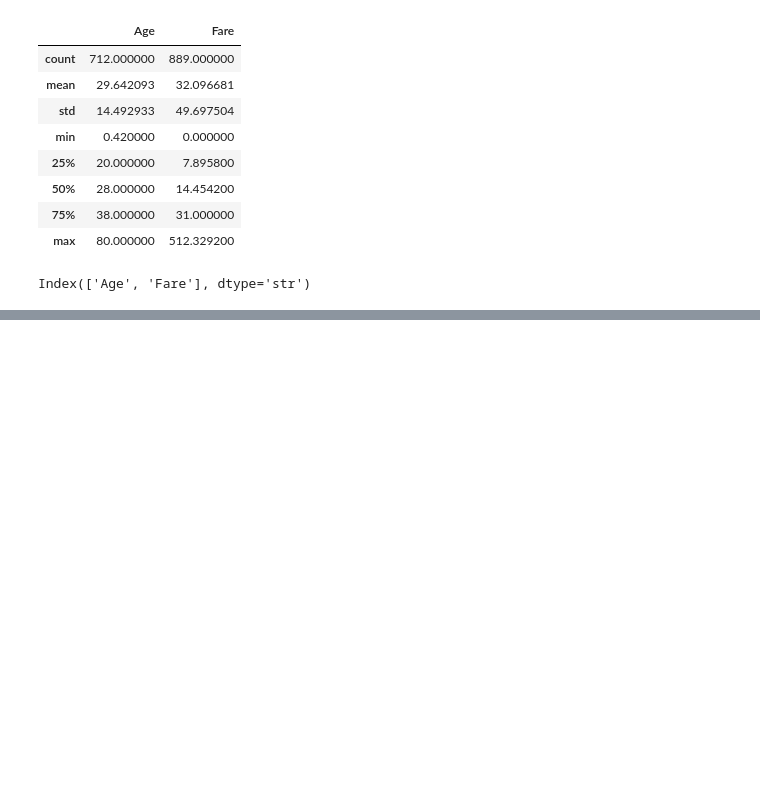
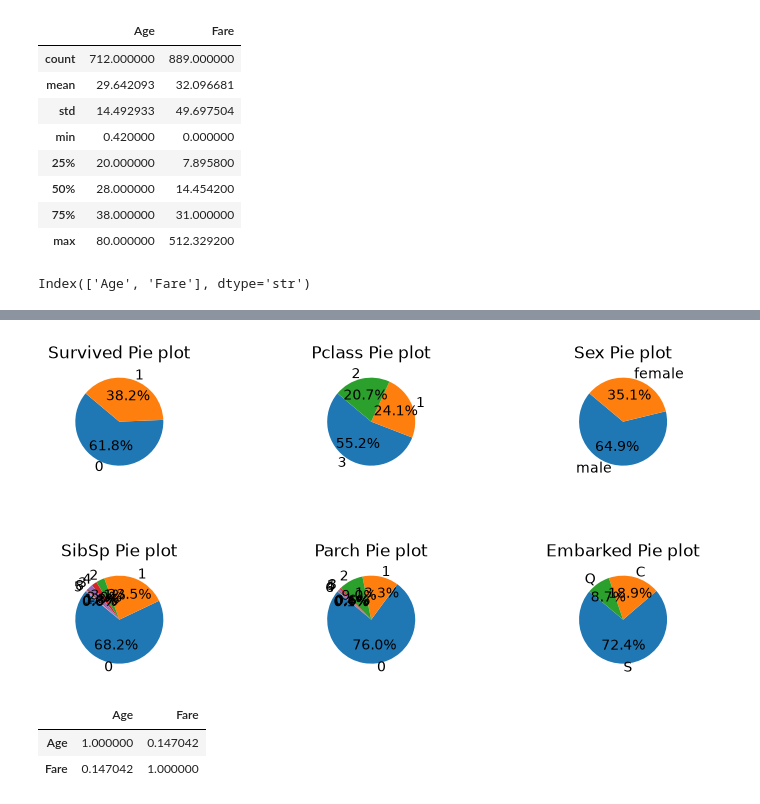
Before and after one commit to Maha-123-dot/Ai_diploma_master, a Jupyter notebook: DA/preprocessing.ipynb, the cells around one changed output, grey strips where cells are left out. Saved outputs shown, nothing was run; the diff lists cells and outputs as text; code cells hidden in the pictures; blank space fills up the shorter version.

```diff
--- a/DA/preprocessing.ipynb
+++ b/DA/preprocessing.ipynb
@@ -185,0 +412,24 @@ Index(['Age', 'Fare'], dtype='str')
+# %%
+cat_cols
+
+plt.figure(figsize=(9,4))
+
+for i, col in enumerate(cat_cols):
+    plt.subplot(2,3,i+1)
+    unique = df[col].value_counts()
+    count = unique.values
+    categories = unique.index
+    plt.pie(count, labels=categories, startangle=140, autopct='%1.1f%%')
+    plt.title(f"{col} Pie plot")
+
+plt.subplots_adjust(hspace=0.8, wspace=0.3)
+plt.show()
+# %% [output]
+[figure, added]
+# %%
+corr_1=df.corr(numeric_only=True)
+corr_1
+# %% [output]
+|  | Age | Fare |
+| Age | 1.000000 | 0.147042 |
+| Fare | 0.147042 | 1.000000 |
```
Also changed, not shown: parts of 19 cells of this notebook, 9 other files.
